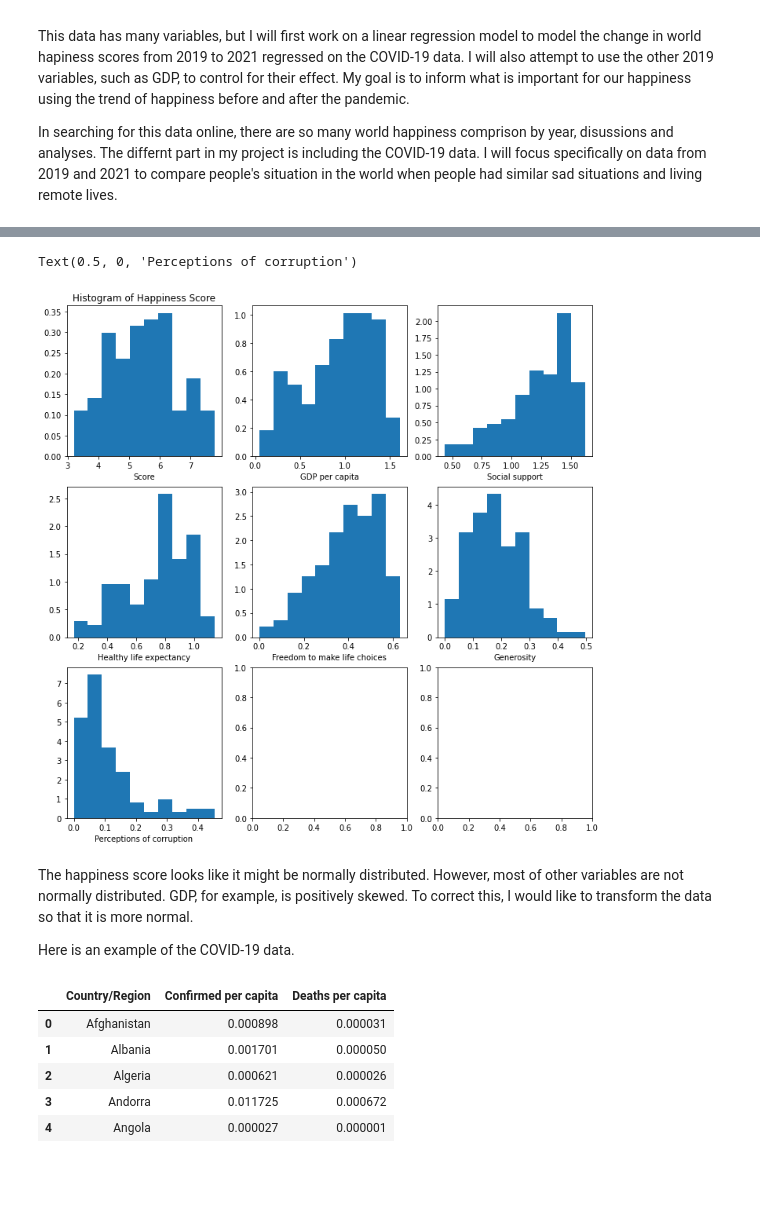
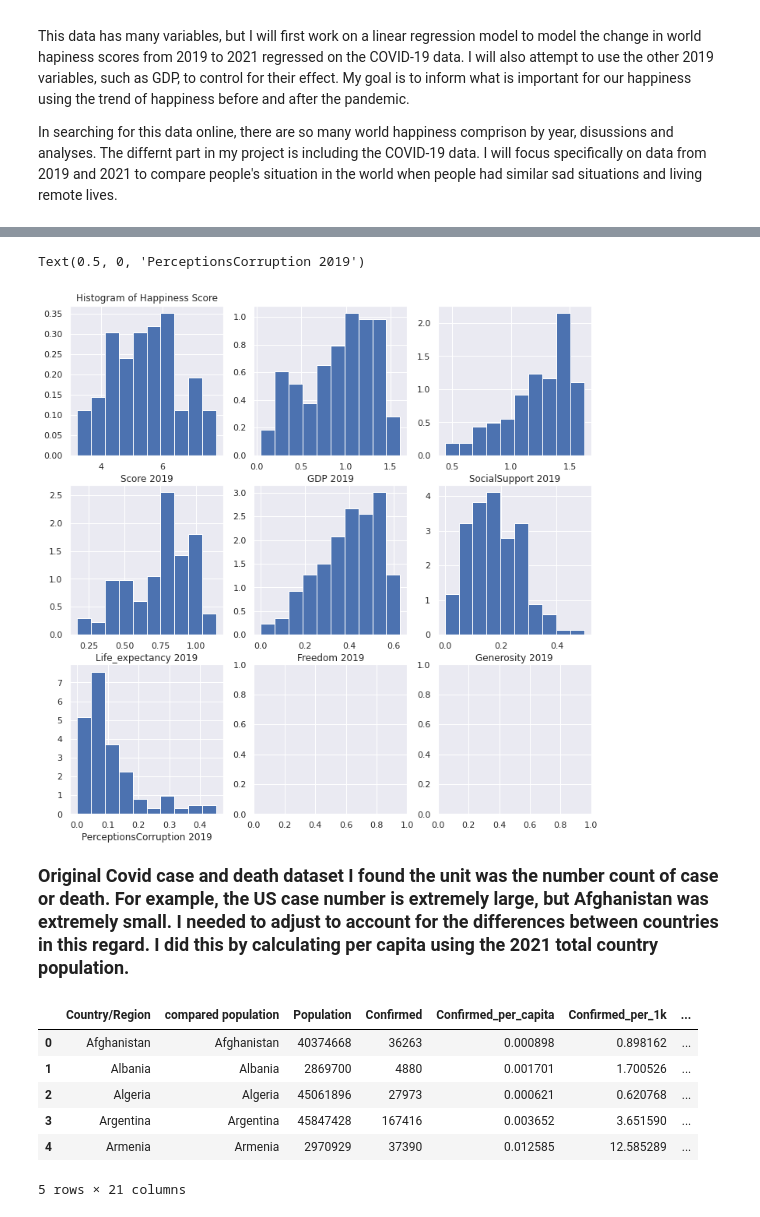
Before and after one commit to yosshiyegg/CSPB_3022, a Jupyter notebook: Final_project_Yoshie.ipynb, the cells around one changed output, grey strips where cells are left out. Drawn from its saved outputs; the diff is of its cells as text; code cells hidden in the pictures; blank space fills up the shorter version.

```diff
--- a/Final_project_Yoshie.ipynb
+++ b/Final_project_Yoshie.ipynb
@@ -56,11 +54,13 @@ import pandas as pd
 import numpy as np
 import scipy as sp
 import scipy.stats as stats
-import pandas as pd
 import matplotlib.pyplot as plt
 import math
 whr19 = pd.read_csv('world-happiness-report-2019.csv')
+whr21 = pd.read_csv('world-happiness-report-2021.csv')
+
+import seaborn as sns
+# Set color map to have light blue background
+sns.set()
+import statsmodels.formula.api as smf
+import statsmodels.api as sm
-# %%
-whr19 = whr19[['Country', 'Overall rank', 'Score', 'GDP per capita', 'Social support', 'Healthy life expectancy',
-               'Freedom to make life choices', 'Generosity', 'Perceptions of corruption']]
-whr19.head()
@@ -75,0 +67,5 @@ To do the EDA, we will examine the distribution of relavent variables.
+# %%
+whr19 = whr19[['Country_2019', 'Rank_2019', 'Score_2019', 'GDP_2019', 'SocialSupport_2019',
+               'Life_expectancy_2019',
+               'Freedom_2019', 'Generosity_2019', 'PerceptionsCorruption_2019']]
+whr19.sort_values(by='Rank_2019', ascending=True, na_position='first')
@@ -76,39 +109,38 @@ To do the EDA, we will examine the distribution of relavent variables.
 # %%
 fig, axes = plt.subplots(nrows=3, ncols=3, sharey=False, figsize=(12,12))
 
 # matplotlib histogram
-axes[0,0].hist(whr19['Score'], density=True, bins = 10)
-axes[0,1].hist(whr19['GDP per capita'], density=True, bins = 10)
-axes[0,2].hist(whr19['Social support'], density=True, bins = 10)
-axes[1,0].hist(whr19['Healthy life expectancy'], density=True, bins = 10)
-axes[1,1].hist(whr19['Freedom to make life choices'], density=True, bins = 10)
-axes[1,2].hist(whr19['Generosity'], density=True, bins = 10)
-axes[2,0].hist(whr19['Perceptions of corruption'], density=True, bins = 10)
+axes[0,0].hist(whr19['Score_2019'], density=True, bins = 10)
+axes[0,1].hist(whr19['GDP_2019'], density=True, bins = 10)
+axes[0,2].hist(whr19['SocialSupport_2019'], density=True, bins = 10)
+axes[1,0].hist(whr19['Life_expectancy_2019'], density=True, bins = 10)
+axes[1,1].hist(whr19['Freedom_2019'], density=True, bins = 10)
+axes[1,2].hist(whr19['Generosity_2019'], density=True, bins = 10)
+axes[2,0].hist(whr19['PerceptionsCorruption_2019'], density=True, bins = 10)
 
 # Add labels
 axes[0,0].set_title('Histogram of Happiness Score')
-axes[0,0].set_xlabel('Score')
-axes[0,1].set_xlabel('GDP per capita')
-axes[0,2].set_xlabel('Social support')
-axes[1,0].set_xlabel('Healthy life expectancy')
-axes[1,1].set_xlabel('Freedom to make life choices')
-axes[1,2].set_xlabel('Generosity')
-axes[2,0].set_xlabel('Perceptions of corruption')
+axes[0,0].set_xlabel('Score 2019')
+axes[0,1].set_xlabel('GDP 2019')
+axes[0,2].set_xlabel('SocialSupport 2019')
+axes[1,0].set_xlabel('Life_expectancy 2019')
+axes[1,1].set_xlabel('Freedom 2019')
+axes[1,2].set_xlabel('Generosity 2019')
+axes[2,0].set_xlabel('PerceptionsCorruption 2019')
 # %% [output]
-Text(0.5, 0, 'Perceptions of corruption')
+Text(0.5, 0, 'PerceptionsCorruption 2019')
-[figure, old version]
+[figure, new version]
-# %% [markdown]
-The happiness score looks like it might be normally distributed. However, most of other variables are not normally distributed. GDP, for example, is positively skewed. To correct this, I would like to transform the data so that it is more normal.
-
-Here is an example of the COVID-19 data.
+# %% [markdown]
+<font size="4"><b>Original Covid case and death dataset I found the unit was the number count of case or death. For example, the US case number is extremely large, but Afghanistan was extremely small. I needed to adjust to account for the differences between countries in this regard.  I did this by calculating per capita using the 2021 total country population.</b></font>
 # %%
 covid19 = pd.read_csv('covid_19_clean_complete.csv')
-covid19 = covid19[['Country/Region', 'Confirmed per capita', 'Deaths per capita', ]]
+# covid19 = covid19[['Country/Region', 'Confirmed_per_1k', 'Deaths_per_10k', ]]
 covid19.head()
 # %% [output]
-|  | Country/Region | Confirmed per capita | Deaths per capita |
-| 0 | Afghanistan | 0.000898 | 0.000031 |
-| 1 | Albania | 0.001701 | 0.000050 |
-| 2 | Algeria | 0.000621 | 0.000026 |
-| 3 | Andorra | 0.011725 | 0.000672 |
-| 4 | Angola | 0.000027 | 0.000001 |
+|  | Country/Region | compared population | Population | Confirmed | Confirmed_per_capita | Confirmed_per_1k | ... |
+| 0 | Afghanistan | Afghanistan | 40374668 | 36263 | 0.000898 | 0.898162 | ... |
+| 1 | Albania | Albania | 2869700 | 4880 | 0.001701 | 1.700526 | ... |
+| 2 | Algeria | Algeria | 45061896 | 27973 | 0.000621 | 0.620768 | ... |
+| 3 | Argentina | Argentina | 45847428 | 167416 | 0.003652 | 3.651590 | ... |
+| 4 | Armenia | Armenia | 2970929 | 37390 | 0.012585 | 12.585289 | ... |
+5 rows × 21 columns
```
Also changed, not shown: parts of 30 cells of this notebook, 3 other files.
